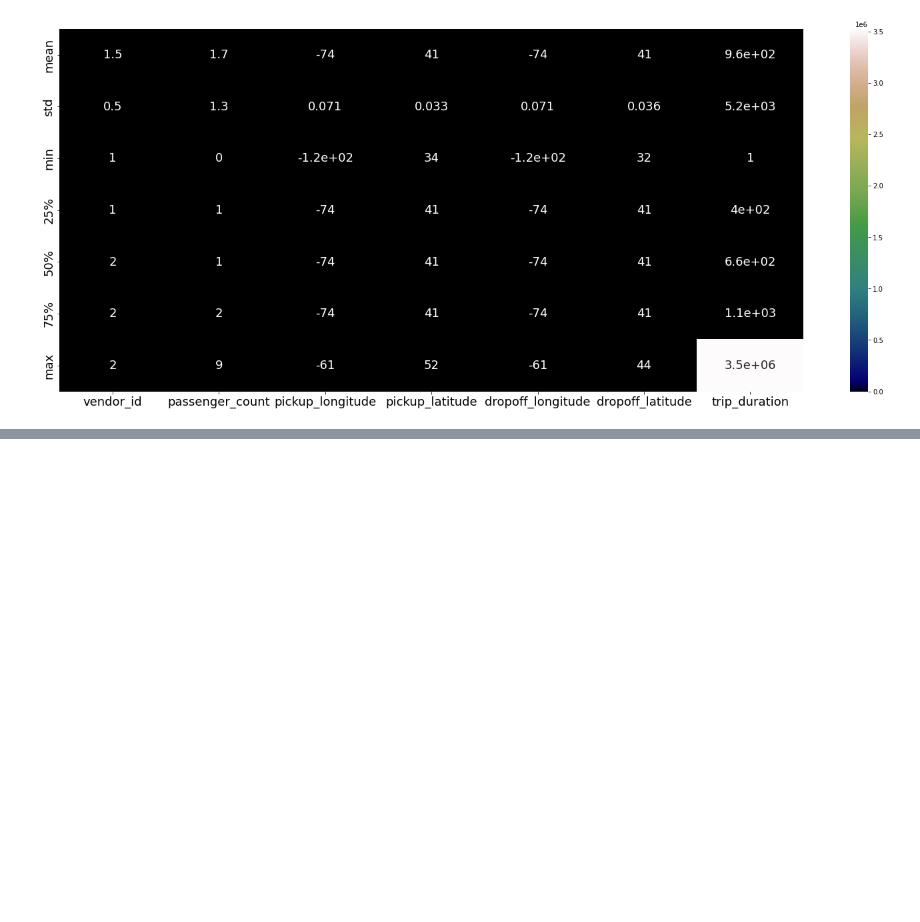
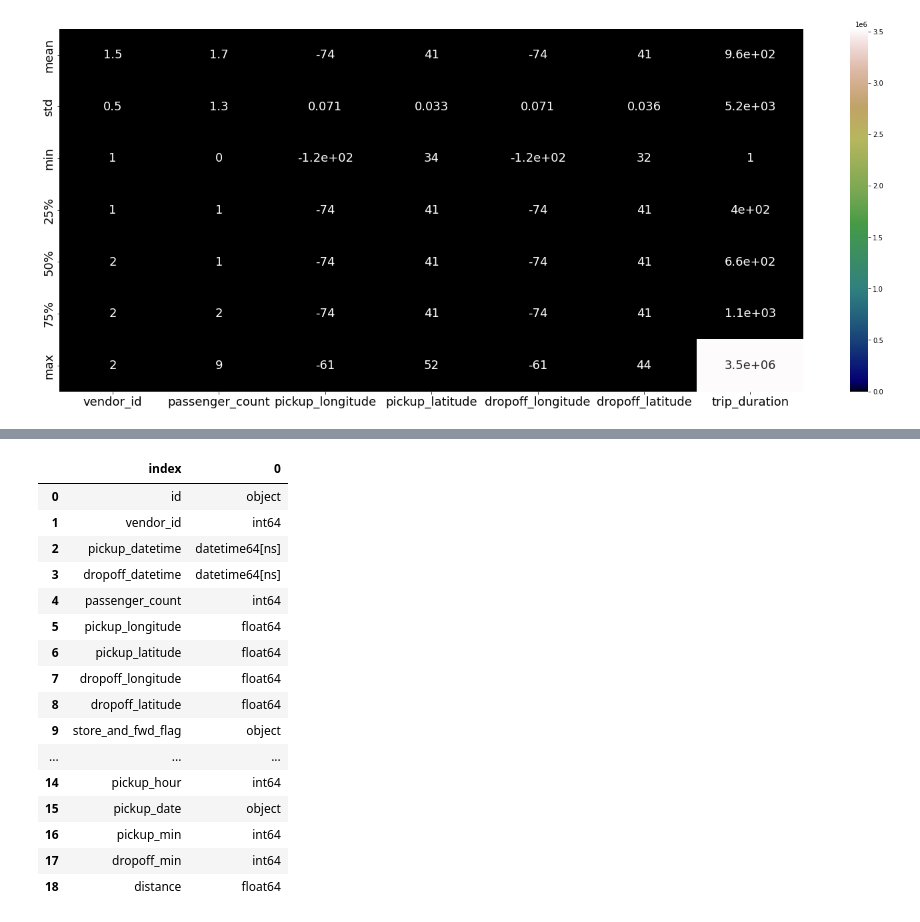
Before and after one commit to Vidhuran-Rajendran/NYC-Taxi-Trip-Time-Prediction, a Jupyter notebook: NYC_Taxi_Trip_Time_Prediction_Capstone_Project.ipynb, the cells around one changed output, grey strips where cells are left out. Cells and saved outputs as stored; diff of their text form; code cells hidden in the pictures; blank space fills up the shorter version.

```diff
--- a/NYC_Taxi_Trip_Time_Prediction_Capstone_Project.ipynb
+++ b/NYC_Taxi_Trip_Time_Prediction_Capstone_Project.ipynb
@@ -161,3 +161,5 @@ def distance_calc(pickup_lat,pickup_long,dropoff_lat,dropoff_long):
   stop_coordinates=(dropoff_lat,dropoff_long)
 
   return great_circle(start_coordinates,stop_coordinates).km
+# %%
+data1['distance']=data1.apply(lambda x:distance_calc(x['pickup_latitude'],x['pickup_longitude'],x['dropoff_latitude'],x['dropoff_longitude']),axis=1)
@@ -163,0 +175,20 @@ def distance_calc(pickup_lat,pickup_long,dropoff_lat,dropoff_long):
+# %%
+data1.dtypes.reset_index()
+# %% [output]
+|  | index | 0 |
+| 0 | id | object |
+| 1 | vendor_id | int64 |
+| 2 | pickup_datetime | datetime64[ns] |
+| 3 | dropoff_datetime | datetime64[ns] |
+| 4 | passenger_count | int64 |
+| 5 | pickup_longitude | float64 |
+| 6 | pickup_latitude | float64 |
+| 7 | dropoff_longitude | float64 |
+| 8 | dropoff_latitude | float64 |
+| 9 | store_and_fwd_flag | object |
+| ... | ... | ... |
+| 14 | pickup_hour | int64 |
+| 15 | pickup_date | object |
+| 16 | pickup_min | int64 |
+| 17 | dropoff_min | int64 |
+| 18 | distance | float64 |
```
Also changed, not shown: parts of 1 cell of this notebook.
